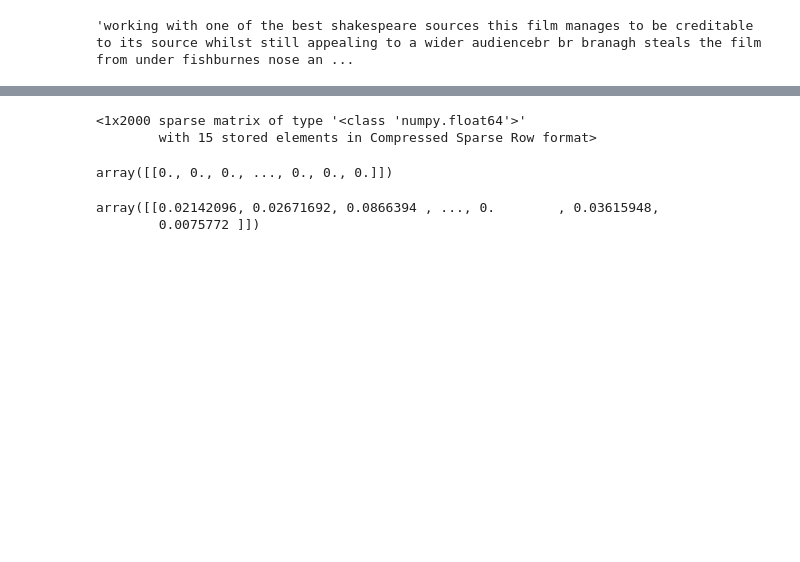
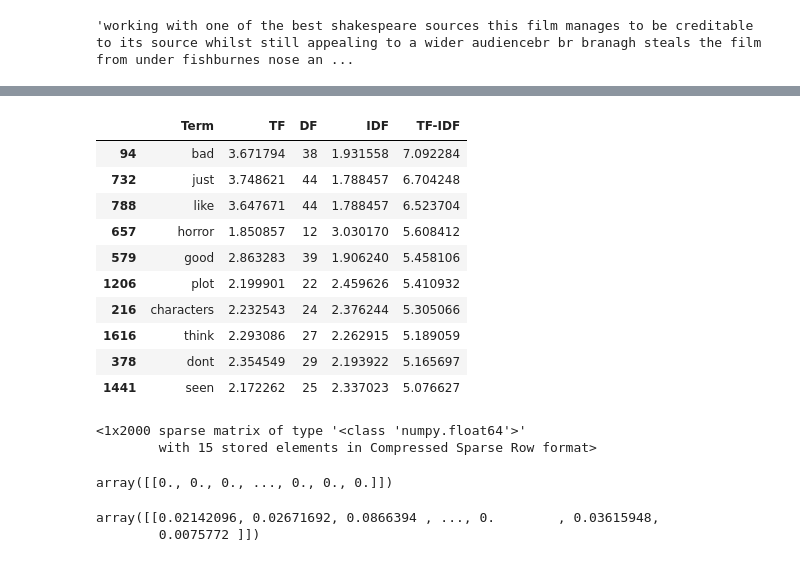
Before and after one commit to jamesxleon/DataMiningProjects, a Jupyter notebook: TF-IDF/Recommender.ipynb, the cells around one changed output, grey strips where cells are left out. Saved outputs shown, nothing was run; the diff lists cells and outputs as text; code cells hidden in the pictures; blank space fills up the shorter version.

```diff
--- a/TF-IDF/Recommender.ipynb
+++ b/TF-IDF/Recommender.ipynb
@@ -13,6 +13,8 @@ from sklearn.metrics.pairwise import cosine_similarity, euclidean_distances
 def read_txt(path):
     with open(path, 'r') as f:
         lines = f.readlines()
+        #Delete the /usercomments part of the url and leave the rest
+        lines = [re.sub('/usercomments\n', '', line) for line in lines]
     return lines
 
 path = 'data/reviews_url.txt'
@@ -146,3 +258,52 @@ X
+# %%
+import numpy as np
+from sklearn.feature_extraction.text import ENGLISH_STOP_WORDS
+
+custom_stopwords = set(['movie', 'film', 'br', 'movies'])
+all_stopwords = list(ENGLISH_STOP_WORDS.union(custom_stopwords))
+
+
+#create a tf-idf vectorizer object
+#max_features: build a vocabulary that only consider the top max_features ordered by term frequency across the corpus
+tfidf = TfidfVectorizer(max_features=2000, stop_words=all_stopwords)
+
+# Groups the reviews by URL in case there is more than one review per URL
+grouped = random_sample_df.groupby('url')['review'].apply(' '.join).reset_index()
+
+#Perform the TF-IDF vectorization on the reviews
+X = tfidf.fit_transform(grouped['review'])
+
+#Get the feature names of the vectorized reviews.
+#Feature names are the words that make up the columns of the matrix
+#get_feature_names_out() returns a numpy array
+features_x = np.array(tfidf.get_feature_names_out())
+
+#Calculate the TF,DF, IDF, and TF-IDF
+tf = np.sum(X.toarray(), axis=0)
+df = np.sum(X.toarray()>0, axis=0)
+#tfidf.idf_ is the inverse document frequency vector
+idf = tfidf.idf_
+
+# Combine the calculations into a DataFrame
+tfidf_df = pd.DataFrame({'Term': features_x, 'TF': tf, 'DF': df, 'IDF': idf})
+tfidf_df['TF-IDF'] = tfidf_df['TF'] * tfidf_df['IDF']
+
+# Sort the DataFrame by TF-IDF in descending order and take the top 10 terms
+top_10_tfidf = tfidf_df.sort_values('TF-IDF', ascending=False).head(10)
+
+top_10_tfidf
+# %% [output]
+|  | Term | TF | DF | IDF | TF-IDF |
+| 94 | bad | 3.671794 | 38 | 1.931558 | 7.092284 |
+| 732 | just | 3.748621 | 44 | 1.788457 | 6.704248 |
+| 788 | like | 3.647671 | 44 | 1.788457 | 6.523704 |
+| 657 | horror | 1.850857 | 12 | 3.030170 | 5.608412 |
+| 579 | good | 2.863283 | 39 | 1.906240 | 5.458106 |
+| 1206 | plot | 2.199901 | 22 | 2.459626 | 5.410932 |
+| 216 | characters | 2.232543 | 24 | 2.376244 | 5.305066 |
+| 1616 | think | 2.293086 | 27 | 2.262915 | 5.189059 |
+| 378 | dont | 2.354549 | 29 | 2.193922 | 5.165697 |
+| 1441 | seen | 2.172262 | 25 | 2.337023 | 5.076627 |
 # %%
 query = X[2345]
 query
```
Also changed, not shown: parts of 13 cells of this notebook, 7 other files.
